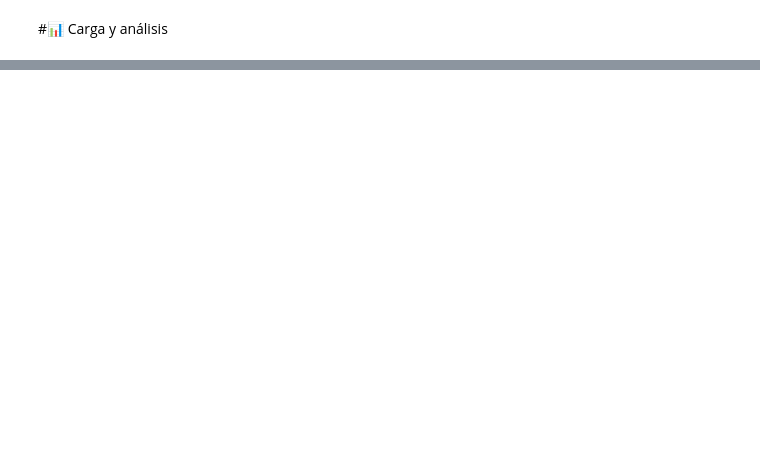
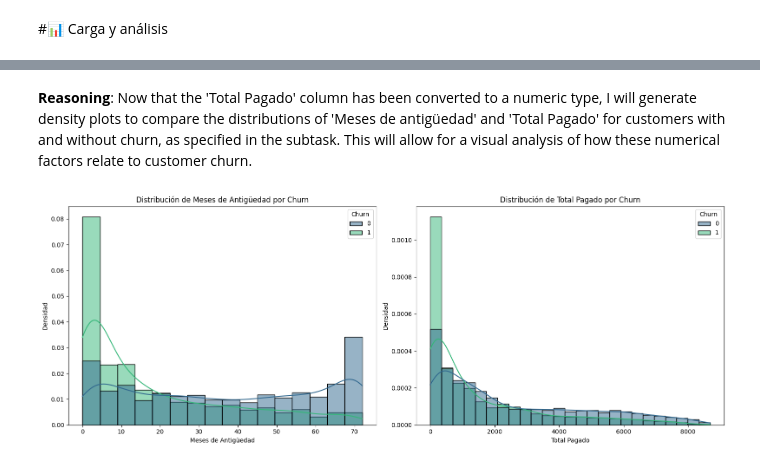
Before and after one commit to Vanzhel01/Challenge-TelecomX, a Jupyter notebook: TelecomX_LATAM.ipynb, the cells around one changed output, grey strips where cells are left out. Saved outputs shown, nothing was run; the diff lists cells and outputs as text; code cells hidden in the pictures; blank space fills up the shorter version.

```diff
--- a/TelecomX_LATAM.ipynb
+++ b/TelecomX_LATAM.ipynb
@@ -6,0 +217,15 @@
+# %%
+clientes['Partner'] = clientes['Partner'].map({'No':0,'Yes':1}).fillna(0).astype(int)
+clientes['Dependents'] = clientes['Dependents'].map({'No':0,'Yes':1}).fillna(0).astype(int)
+clientes['PhoneService'] = clientes['PhoneService'].map({'No':0,'Yes':1}).fillna(0).astype(int)
+clientes['MultipleLines'] = clientes['MultipleLines'].map({'No':0,'Yes':1,'No phone service':0}).fillna(0).astype(int)
+clientes['OnlineSecurity'] = clientes['OnlineSecurity'].map({'No':0,'Yes':1,'No internet service':0}).fillna(0).astype(int)
+clientes['OnlineBackup'] = clientes['OnlineBackup'].map({'No':0,'Yes':1,'No internet service':0}).fillna(0).astype(int)
+clientes['DeviceProtection'] = clientes['DeviceProtection'].map({'No':0,'Yes':1,'No internet service':0}).fillna(0).astype(int)
+clientes['TechSupport'] = clientes['TechSupport'].map({'No':0,'Yes':1,'No internet service':0}).fillna(0).astype(int)
+clientes['StreamingTV'] = clientes['StreamingTV'].map({'No':0,'Yes':1,'No internet service':0}).fillna(0).astype(int)
+clientes['StreamingMovies'] = clientes['StreamingMovies'].map({'No':0,'Yes':1,'No internet service':0}).fillna(0).astype(int)
+clientes['PaperlessBilling'] = clientes['PaperlessBilling'].map({'No':0,'Yes':1}).fillna(0).astype(int)
+# %%
+clientes.rename(columns={'SeniorCitizen':'Mayor de 65 años','Partner':'Pareja','Dependents':'Dependientes','tenure':'Meses de antigüedad','PaperlessBilling':'Facturación Electronica','Charges.Monthly':'Tarifa Mensual','Charges.Total':'Total Pagado'},inplace=True)
+clientes
@@ -8,0 +345,3 @@
+# %%
+clientes['Total Pagado'] = clientes['Total Pagado'].replace(r'^\s*$', np.nan, regex=True)
+clientes
@@ -8,0 +362,4 @@
+# %%
+clientes['Total Pagado'] = pd.to_numeric(clientes['Total Pagado'], errors='coerce')
+clientes['Total Pagado'] = clientes['Total Pagado'].fillna(0)
+clientes
@@ -8,0 +380,17 @@
+# %% [markdown]
+**Reasoning**:
+Now that the 'Total Pagado' column has been converted to a numeric type, I will generate density plots to compare the distributions of 'Meses de antigüedad' and 'Total Pagado' for customers with and without churn, as specified in the subtask. This will allow for a visual analysis of how these numerical factors relate to customer churn.
+# %%
+fig, axes = plt.subplots(1, 2, figsize=(16, 6))
+sns.histplot(data=clientes, x='Meses de antigüedad', hue='Churn', kde=True, ax=axes[0], palette='viridis', stat='density', common_norm=False)
+axes[0].set_title('Distribución de Meses de Antigüedad por Churn')
+axes[0].set_xlabel('Meses de Antigüedad')
+axes[0].set_ylabel('Densidad')
+sns.histplot(data=clientes, x='Total Pagado', hue='Churn', kde=True, ax=axes[1], palette='viridis', stat='density', common_norm=False)
+axes[1].set_title('Distribución de Total Pagado por Churn')
+axes[1].set_xlabel('Total Pagado')
+axes[1].set_ylabel('Densidad')
+plt.tight_layout()
+plt.show()
+# %% [output]
+[figure, added]
```
Also changed, not shown: parts of 61 cells of this notebook.
